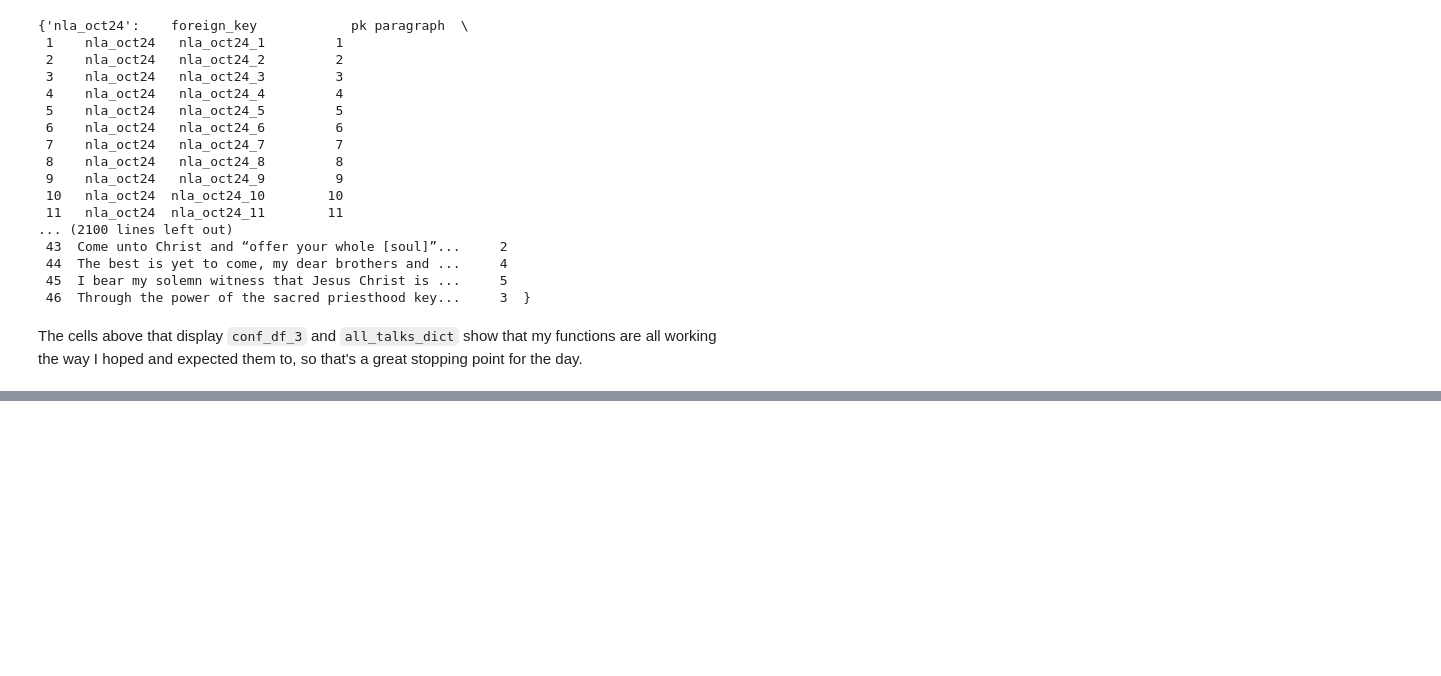
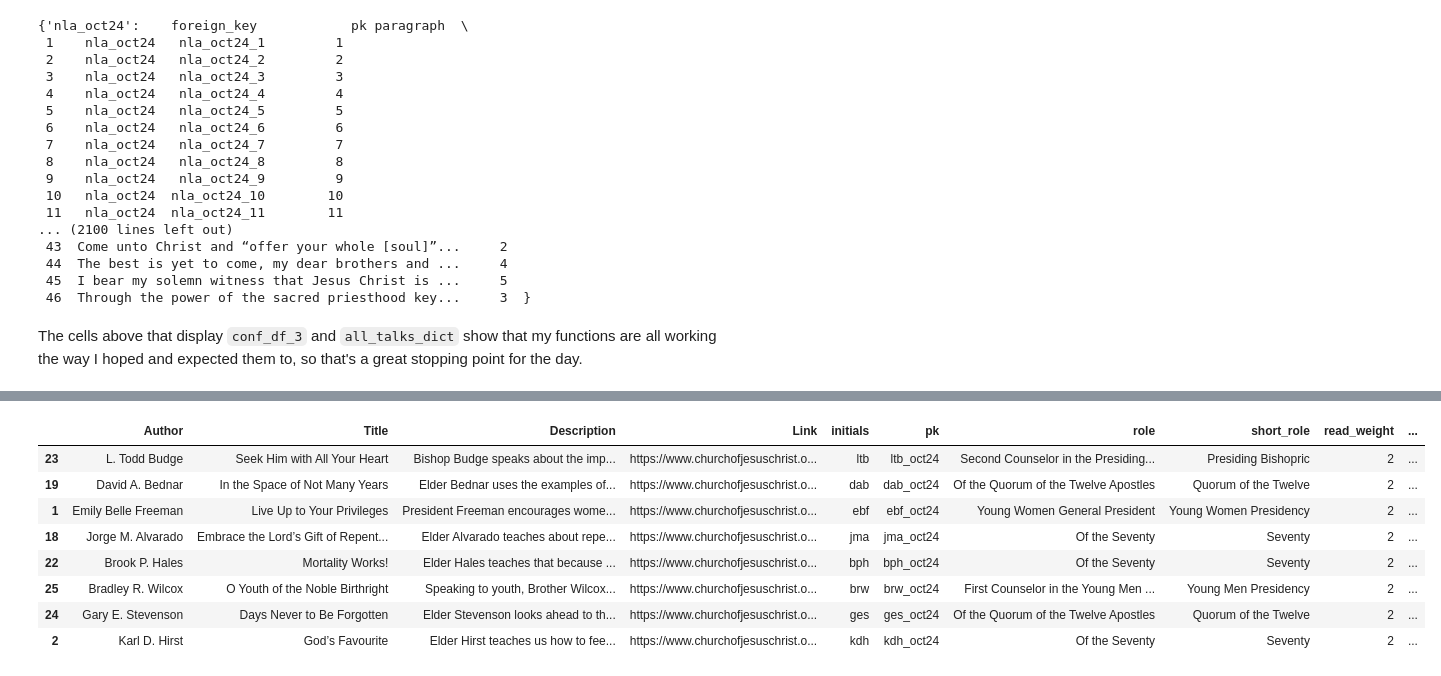
Before and after one commit to bfranx62/come-follow-me-breakdown-builder, a Jupyter notebook: Conference Calculator Improvement Notebook.ipynb, the cells around one changed output, grey strips where cells are left out. Cells and saved outputs as stored; diff of their text form; code cells hidden in the pictures; blank space fills up the shorter version.

```diff
--- a/Conference Calculator Improvement Notebook.ipynb
+++ b/Conference Calculator Improvement Notebook.ipynb
@@ -2397,0 +2429,18 @@ The cells above that display `conf_df_3` and `all_talks_dict` show that my funct
+# %%
+# Call the function and unpack the imports
+pd, requests, BeautifulSoup, os, time, webdriver, Service, By, Options, ChromeService, WebDriverWait, EC, glob, ChromeDriverManager, re, datetime, timedelta = system_setup_for_breakdown()
+
+# call set_ini_inputs and save outputs
+conf_link, save_path, month_year, ini_start_date, ini_end_date, ini_total_days, min_per_rt = set_ini_inputs()
+
+# call get_landing_page_info and save as ini_conf_df
+ini_conf_df = get_landing_page_info()
+
+# run clean_ini_df on ini_conf_df and save as conf_df_1
+conf_df_1 = clean_ini_df(ini_conf_df,month_year)
+
+# run get_role_inputs
+conf_df_2 = get_role_inputs(conf_df_1)
+
+# run get vplt to get conf_df_3 and all_talks_dict
+conf_df_3, all_talks_dict = get_vplt(conf_df_2)
@@ -2397,0 +2606,2 @@ The cells above that display `conf_df_3` and `all_talks_dict` show that my funct
+# %%
+conf_df_4 = distribute_days(conf_df_3,ini_total_days,min_per_rt)
@@ -2397,0 +2632,39 @@ The cells above that display `conf_df_3` and `all_talks_dict` show that my funct
+# %%
+subset_df = conf_df_4
+
+# then recalculate 'tot_num_days' so that it will still be a float
+subset_df['tot_num_days'] = (((ini_total_days.days - (min_per_rt * len(subset_df))) * subset_df['conf_cons']) + min_per_rt)
+subset_df['tot_num_days'] = subset_df['tot_num_days'].astype(float)
+# import math for the next function
+import math
+# then initialize a new column in the subset for rounded up values
+subset_df['tot_num_days_rounded_up'] = pd.NA
+# populate that new column with the rounded up values
+for index, row in subset_df.iterrows():
+    value = subset_df.loc[index, 'tot_num_days']
+    subset_df.loc[index, 'tot_num_days_rounded_up'] = math.ceil(value)
+# then create a new column that shows the difference between the rounded values and the original values
+subset_df['rounded_diff'] = subset_df['tot_num_days_rounded_up'] - subset_df['tot_num_days']
+# then sort the subset by the rounded_diff ascending, and only keep the number of rows equal to diff
+subset_df = subset_df.sort_values(by='rounded_diff', ascending=True).head(8)
+# then add 1 to each of the tot_num_days values in the subset
+subset_df['tot_num_days'] = subset_df['tot_num_days'] + 1
+# round the floats to their nearest whole numbers
+subset_df['tot_num_days'] = subset_df['tot_num_days'].round()
+# convert those rounded floats to integers
+subset_df['tot_num_days'] = subset_df['tot_num_days'].astype(int)
+# then replace the values in the original df with the values in the subset
+for index, row in subset_df.iterrows():
+    conf_df_4.loc[index, 'tot_num_days'] = subset_df.loc[index, 'tot_num_days']
+
+subset_df
+# %% [output]
+|  | Author | Title | Description | Link | initials | pk | role | short_role | read_weight | ... |
+| 23 | L. Todd Budge | Seek Him with All Your Heart | Bishop Budge speaks about the imp... | https://www.churchofjesuschrist.o... | ltb | ltb_oct24 | Second Counselor in the Presiding... | Presiding Bishopric | 2 | ... |
+| 19 | David A. Bednar | In the Space of Not Many Years | Elder Bednar uses the examples of... | https://www.churchofjesuschrist.o... | dab | dab_oct24 | Of the Quorum of the Twelve Apostles | Quorum of the Twelve | 2 | ... |
+| 1 | Emily Belle Freeman | Live Up to Your Privileges | President Freeman encourages wome... | https://www.churchofjesuschrist.o... | ebf | ebf_oct24 | Young Women General President | Young Women Presidency | 2 | ... |
+| 18 | Jorge M. Alvarado | Embrace the Lord’s Gift of Repent... | Elder Alvarado teaches about repe... | https://www.churchofjesuschrist.o... | jma | jma_oct24 | Of the Seventy | Seventy | 2 | ... |
+| 22 | Brook P. Hales | Mortality Works! | Elder Hales teaches that because ... | https://www.churchofjesuschrist.o... | bph | bph_oct24 | Of the Seventy | Seventy | 2 | ... |
+| 25 | Bradley R. Wilcox | O Youth of the Noble Birthright | Speaking to youth, Brother Wilcox... | https://www.churchofjesuschrist.o... | brw | brw_oct24 | First Counselor in the Young Men ... | Young Men Presidency | 2 | ... |
+| 24 | Gary E. Stevenson | Days Never to Be Forgotten | Elder Stevenson looks ahead to th... | https://www.churchofjesuschrist.o... | ges | ges_oct24 | Of the Quorum of the Twelve Apostles | Quorum of the Twelve | 2 | ... |
+| 2 | Karl D. Hirst | God’s Favourite | Elder Hirst teaches us how to fee... | https://www.churchofjesuschrist.o... | kdh | kdh_oct24 | Of the Seventy | Seventy | 2 | ... |
```
Also changed, not shown: parts of 29 cells of this notebook.
